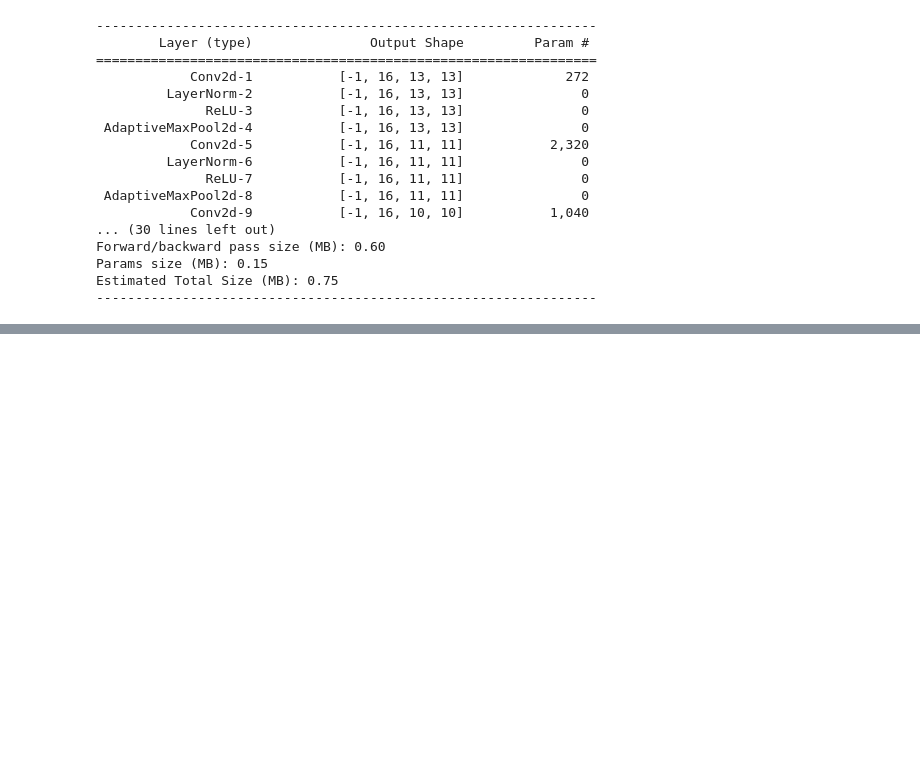
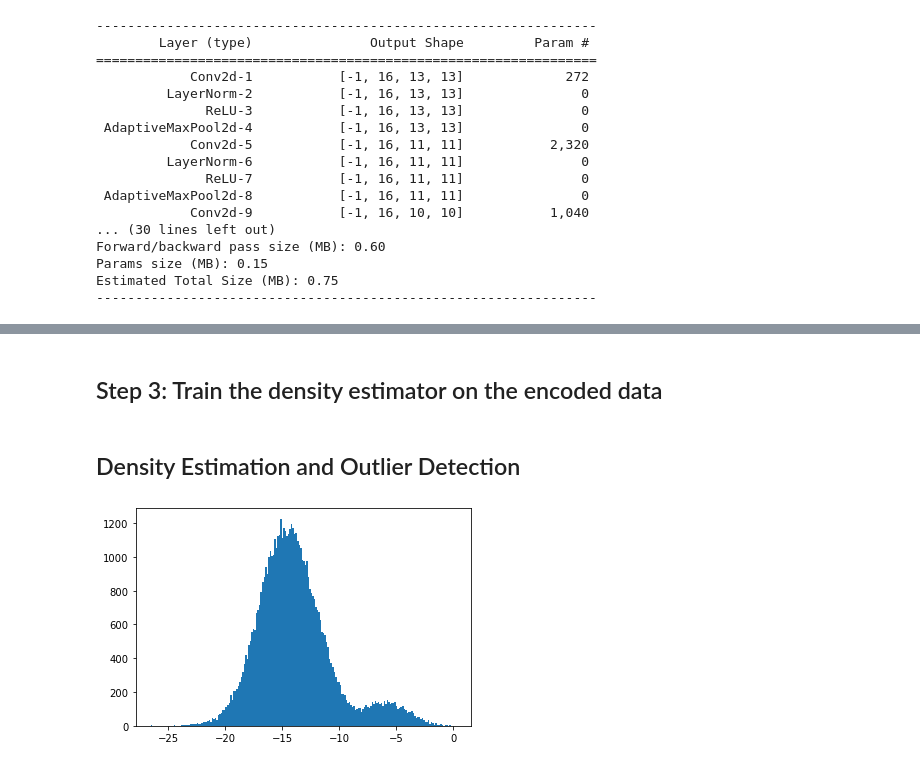
Before and after one commit to VMBoehm/PytorchPAE, a Jupyter notebook: notebooks/Tutorial.ipynb, the cells around one changed output, grey strips where cells are left out. Drawn from its saved outputs; the diff is of its cells as text; code cells hidden in the pictures; blank space fills up the shorter version.

```diff
--- a/notebooks/Tutorial.ipynb
+++ b/notebooks/Tutorial.ipynb
@@ -153,0 +193,2 @@ utils.output_shape
+# %% [markdown]
+## Step 3: Train the density estimator on the encoded data
@@ -153,0 +203,17 @@ utils.output_shape
+# %%
+# encode data
+
+train_loader, valid_loader = get_data(data_params['dataset'],data_params['loc'],-1, -1)
+
+data, _  = next(iter(train_loader))
+data     = data.to(device)
+
+valid_data, _  = next(iter(valid_loader))
+valid_data     = valid_data.to(device)
+
+with torch.no_grad():
+    encoded_train = AE1.encoder.forward(data)
+    encoded_valid = AE1.encoder.forward(valid_data)
+# %%
+# train density estimator
+gis = GIS.GIS(encoded_train, data_validate=encoded_valid, verbose=False)
@@ -153,0 +222,12 @@ utils.output_shape
+# %% [markdown]
+## Density Estimation and Outlier Detection
+# %%
+logps       = gis.evaluate_density(encoded_train)
+logps_valid = gis.evaluate_density(encoded_valid)
+# %%
+logps       = logps.cpu().detach().numpy()
+logps_valid = logps_valid.cpu().detach().numpy()
+# %%
+_       = plt.hist(logps,bins=200)
+# %% [output]
+[figure, added]
```
Also changed, not shown: parts of 26 cells of this notebook, 5 other files.
